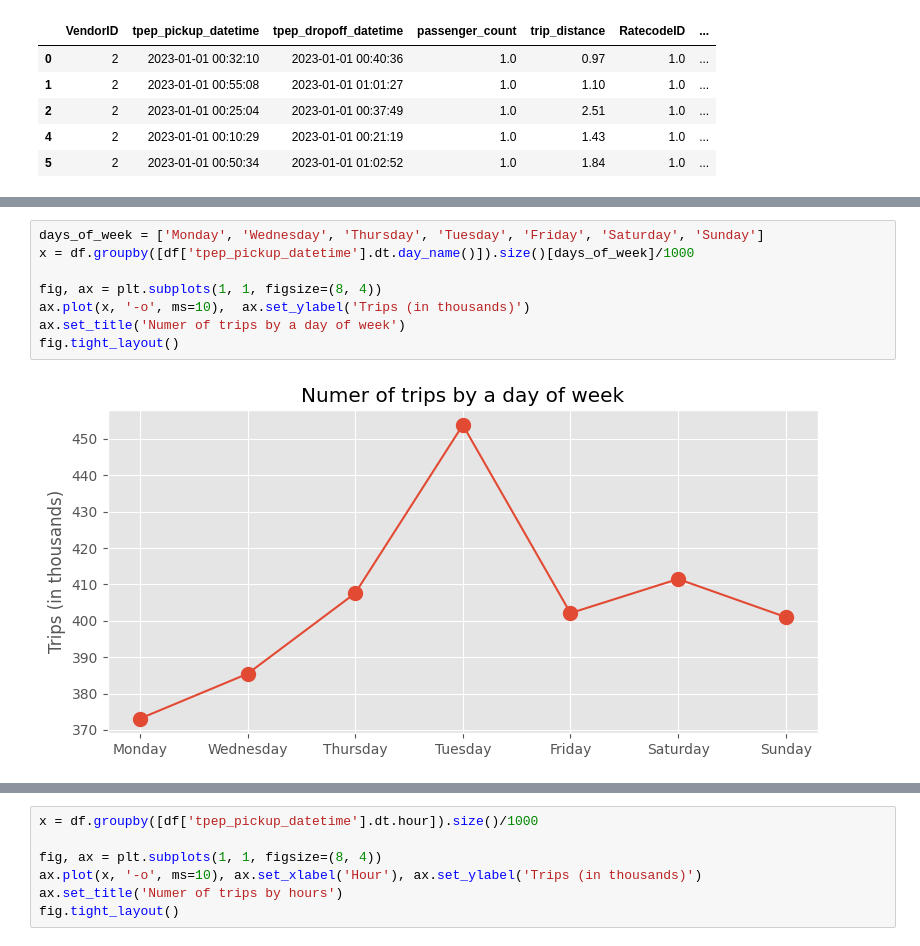
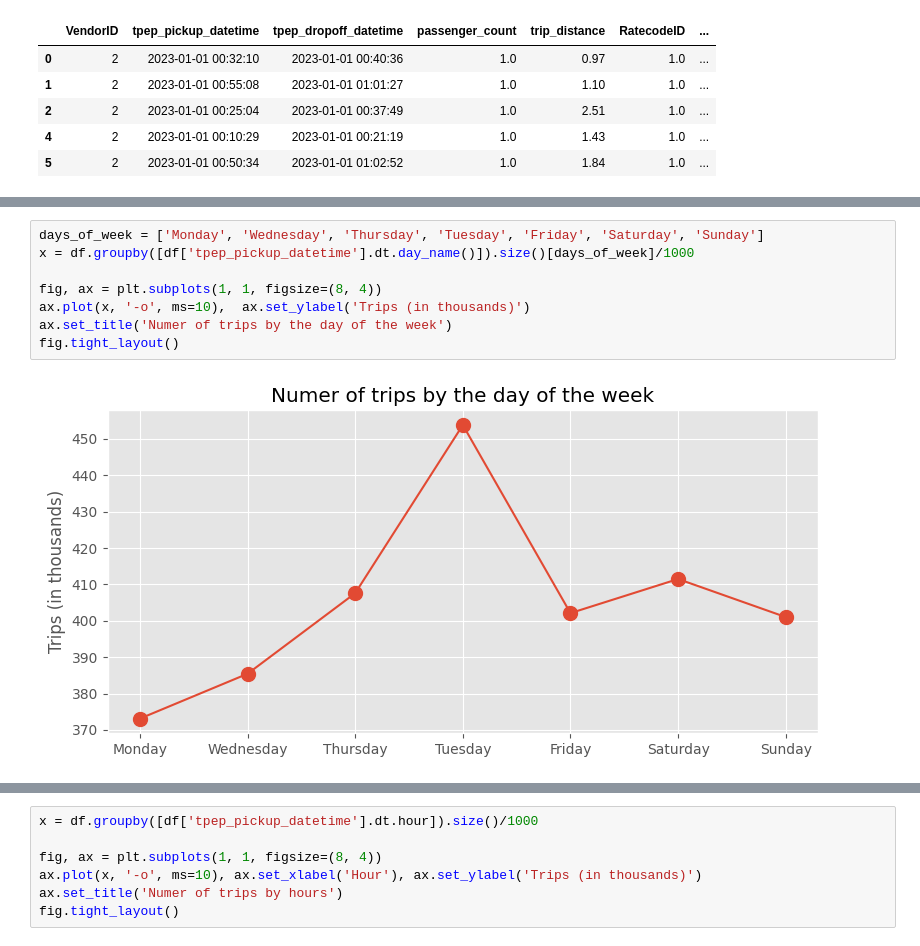
Before and after one commit to CptQuak/taxi, a Jupyter notebook: exploration/yellow_cabs_exploration.ipynb, the cells around one changed output, grey strips where cells are left out. Saved outputs shown, nothing was run; the diff lists cells and outputs as text.

```diff
--- a/exploration/yellow_cabs_exploration.ipynb
+++ b/exploration/yellow_cabs_exploration.ipynb
@@ -125,10 +128,10 @@ Interestingly I expected the number of trips to be the greatest on Friday and Sa
 # %%
 days_of_week = ['Monday', 'Wednesday', 'Thursday', 'Tuesday', 'Friday', 'Saturday', 'Sunday']
 x = df.groupby([df['tpep_pickup_datetime'].dt.day_name()]).size()[days_of_week]/1000
 
 fig, ax = plt.subplots(1, 1, figsize=(8, 4))
 ax.plot(x, '-o', ms=10),  ax.set_ylabel('Trips (in thousands)')
-ax.set_title('Numer of trips by a day of week')
+ax.set_title('Numer of trips by the day of the week')
 fig.tight_layout()
 # %% [output]
-[figure, old version]
+[figure, new version]
```
Also changed, not shown: parts of 18 cells of this notebook.
